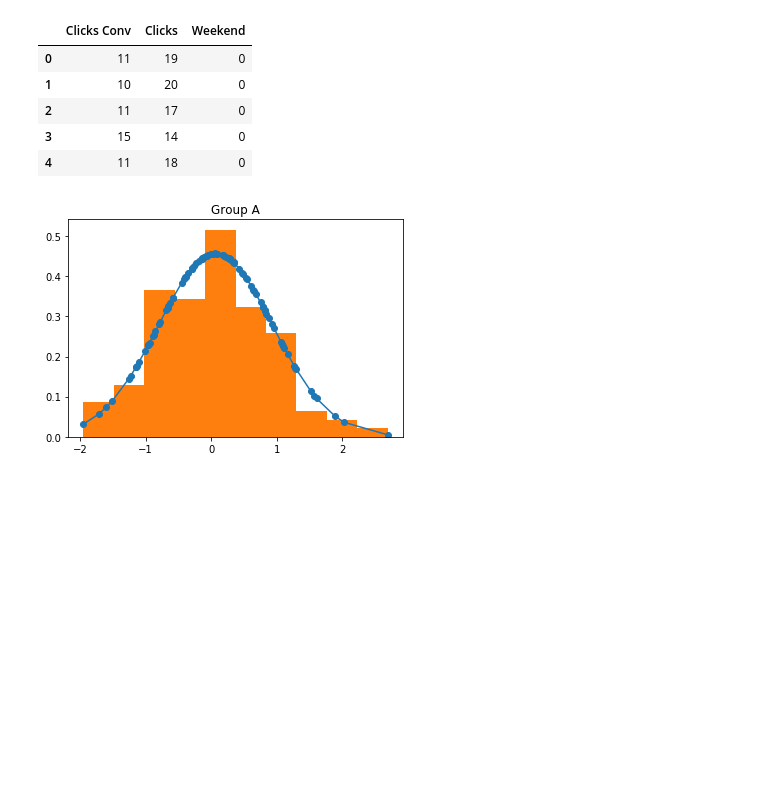
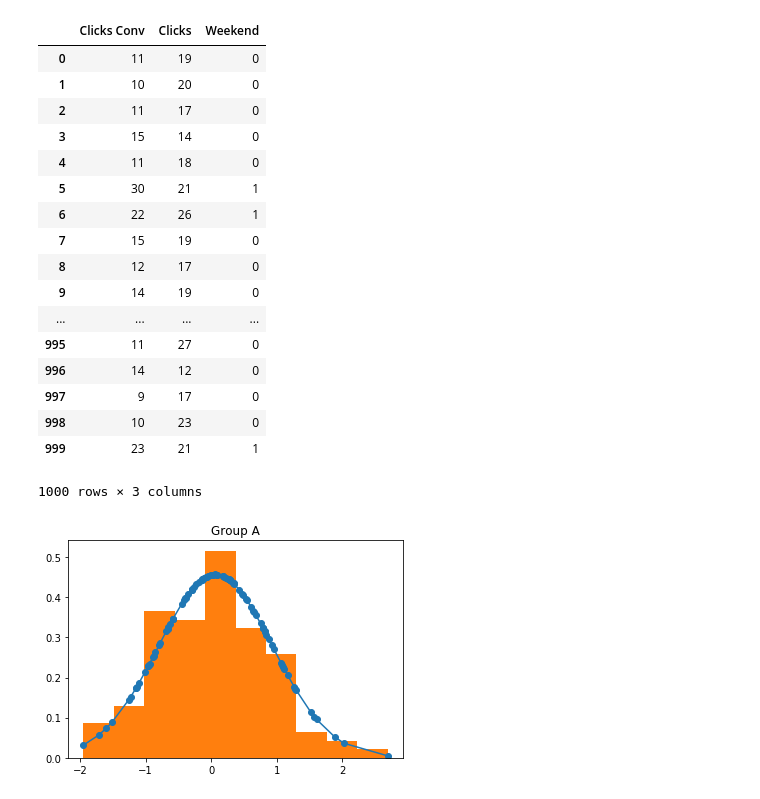
Before and after one commit to matthewbrems/old, a Jupyter notebook: curriculum/08-week/8.06-ab-testing-lab/8.06-lab-jd.ipynb, the cells around one changed output. Cells and saved outputs as stored; diff of their text form; code cells hidden in the pictures; blank space fills up the shorter version.

```diff
--- a/curriculum/08-week/8.06-ab-testing-lab/8.06-lab-jd.ipynb
+++ b/curriculum/08-week/8.06-ab-testing-lab/8.06-lab-jd.ipynb
@@ -4,12 +4,24 @@ ab = pd.read_csv('CTR_Sim.csv')
 # %%
-ab.head()
+ab
 # %% [output]
 |  | Clicks Conv | Clicks | Weekend |
 | 0 | 11 | 19 | 0 |
 | 1 | 10 | 20 | 0 |
 | 2 | 11 | 17 | 0 |
 | 3 | 15 | 14 | 0 |
 | 4 | 11 | 18 | 0 |
+| 5 | 30 | 21 | 1 |
+| 6 | 22 | 26 | 1 |
+| 7 | 15 | 19 | 0 |
+| 8 | 12 | 17 | 0 |
+| 9 | 14 | 19 | 0 |
+| ... | ... | ... | ... |
+| 995 | 11 | 27 | 0 |
+| 996 | 14 | 12 | 0 |
+| 997 | 9 | 17 | 0 |
+| 998 | 10 | 23 | 0 |
+| 999 | 23 | 21 | 1 |
+1000 rows × 3 columns
 # %%
 import numpy as np
 import scipy.stats as stats
```
Also changed, not shown: parts of 1 cell of this notebook, 3 other files.
